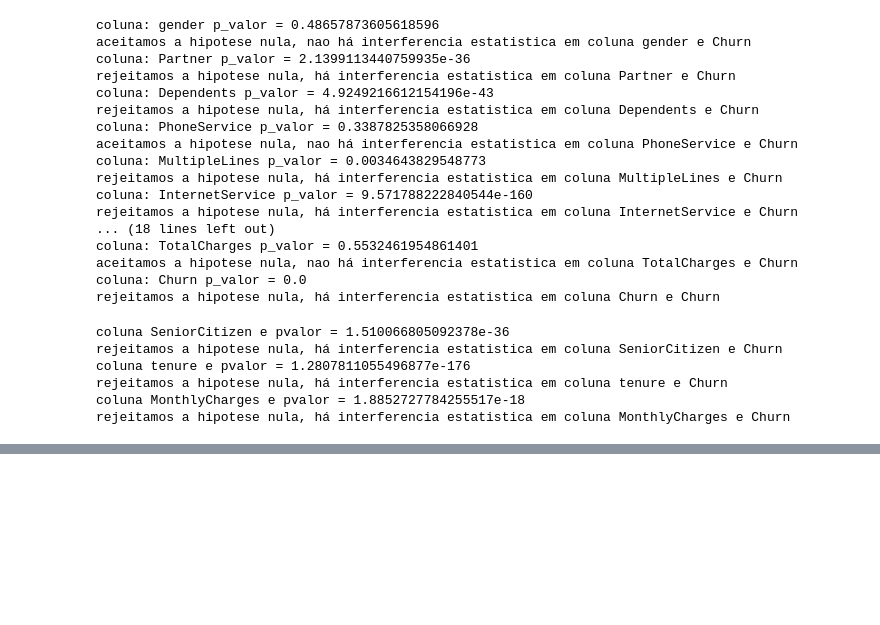
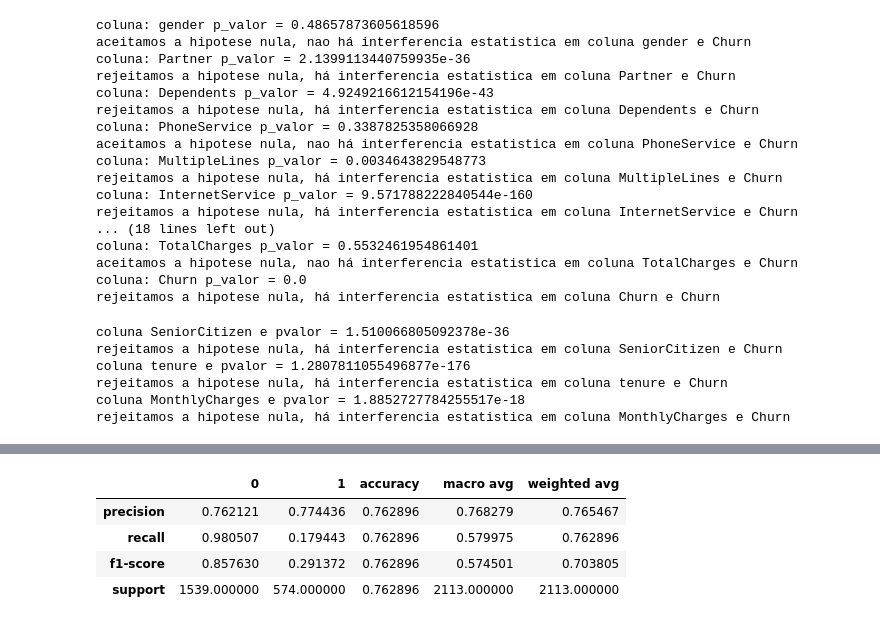
Before and after one commit to WesleySouza13/Analise-em-Churn, a Jupyter notebook: Untitled-1.ipynb, the cells around one changed output, grey strips where cells are left out. Drawn from its saved outputs; the diff is of its cells as text; code cells hidden in the pictures; blank space fills up the shorter version.

```diff
--- a/Untitled-1.ipynb
+++ b/Untitled-1.ipynb
@@ -234,0 +334,2 @@ rejeitamos a hipotese nula, há interferencia estatistica em coluna MonthlyCharg
+# %%
+modelo_avore = DecisionTreeClassifier(criterion='gini', max_depth=3 )
@@ -234,0 +340,10 @@ rejeitamos a hipotese nula, há interferencia estatistica em coluna MonthlyCharg
+# %%
+predicao_arvore = modelo_avore.predict(x_teste)
+# %%
+avaliaçao(y_teste, predicao_arvore)
+# %% [output]
+|  | 0 | 1 | accuracy | macro avg | weighted avg |
+| precision | 0.762121 | 0.774436 | 0.762896 | 0.768279 | 0.765467 |
+| recall | 0.980507 | 0.179443 | 0.762896 | 0.579975 | 0.762896 |
+| f1-score | 0.857630 | 0.291372 | 0.762896 | 0.574501 | 0.703805 |
+| support | 1539.000000 | 574.000000 | 0.762896 | 2113.000000 | 2113.000000 |
```
Also changed, not shown: parts of 23 cells of this notebook.
